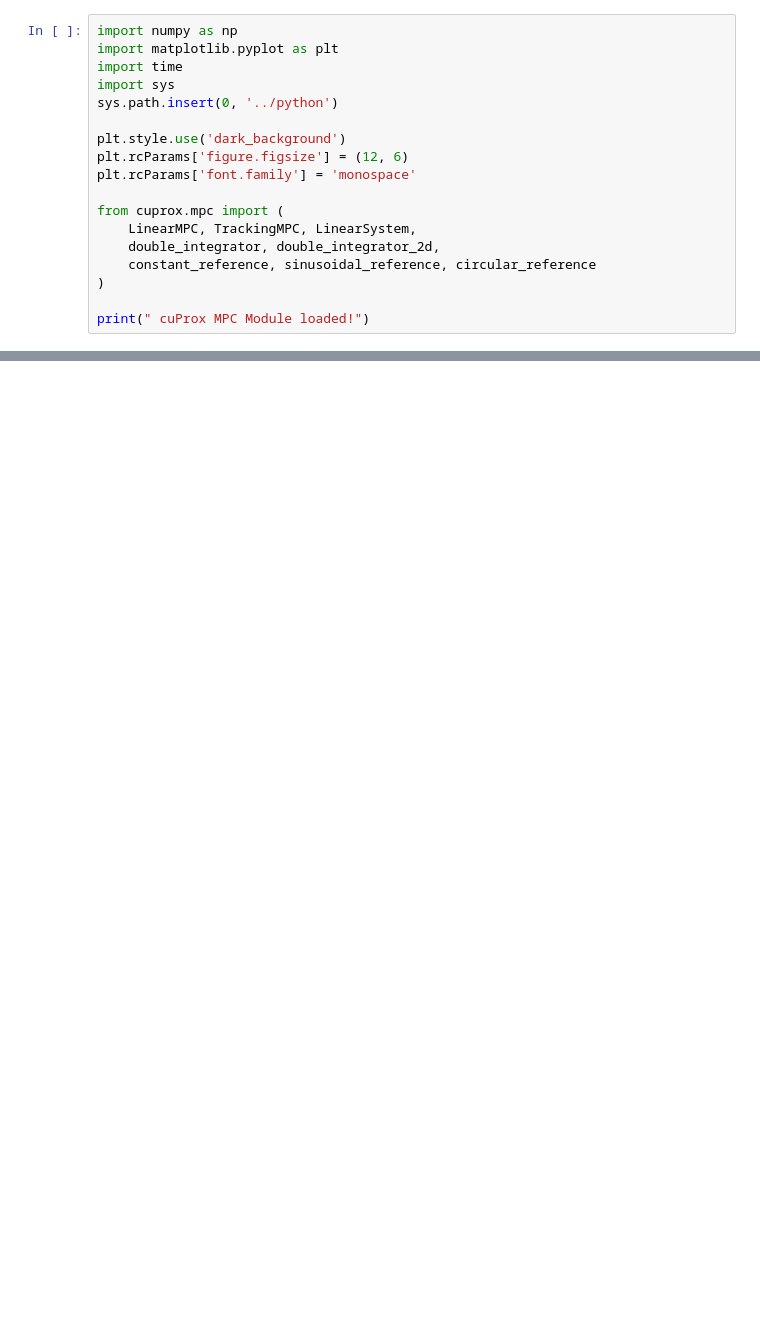
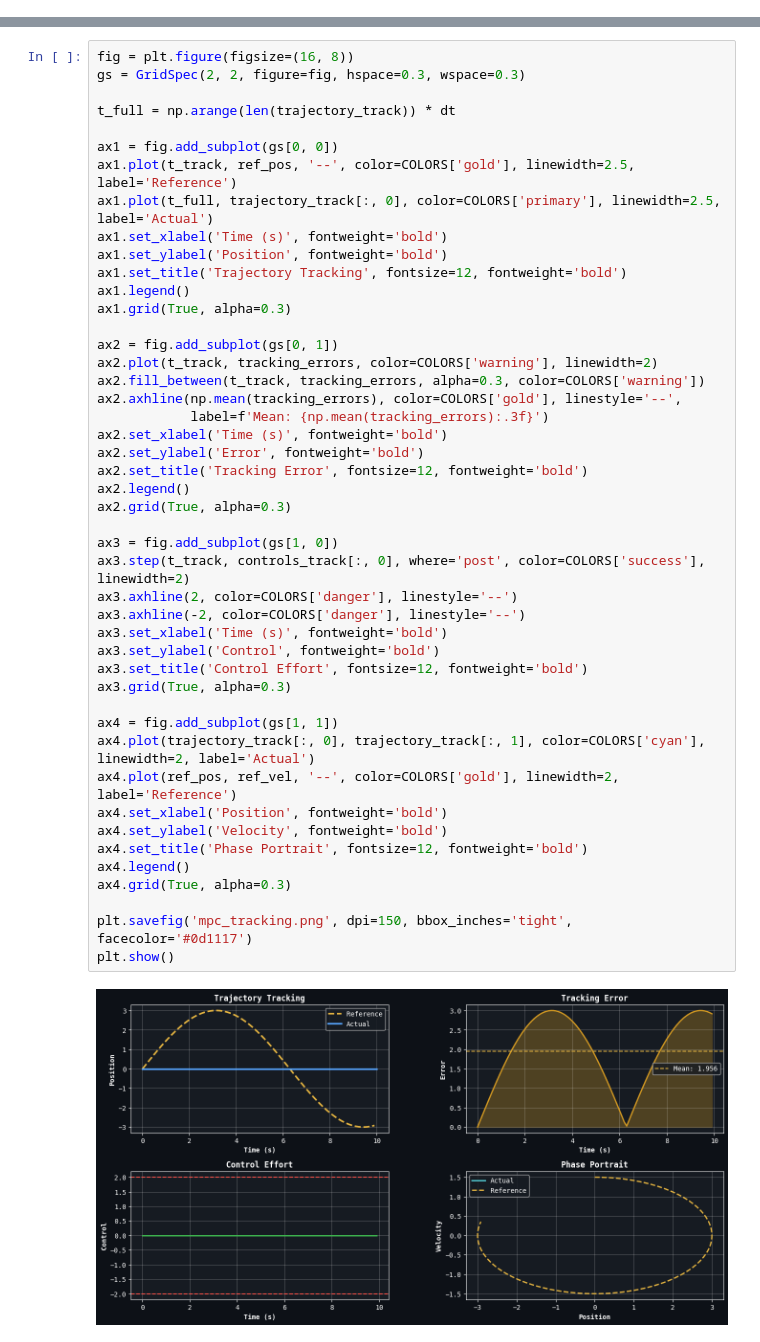
Before and after one commit to Aminsed/cuprox, a Jupyter notebook: examples/03_model_predictive_control.ipynb, the cells around one changed output, grey strips where cells are left out. Cells and saved outputs as stored; diff of their text form; blank space fills up the shorter version.

```diff
--- a/examples/03_model_predictive_control.ipynb
+++ b/examples/03_model_predictive_control.ipynb
@@ -11,18 +0,0 @@ We'll show:
-# %%
-import numpy as np
-import matplotlib.pyplot as plt
-import time
-import sys
-sys.path.insert(0, '../python')
-
-plt.style.use('dark_background')
-plt.rcParams['figure.figsize'] = (12, 6)
-plt.rcParams['font.family'] = 'monospace'
-
-from cuprox.mpc import (
-    LinearMPC, TrackingMPC, LinearSystem,
-    double_integrator, double_integrator_2d,
-    constant_reference, sinusoidal_reference, circular_reference
-)
-
-print(" cuProx MPC Module loaded!")
@@ -314,0 +308,48 @@ sim = mpc.simulate(x0, x_ref, n_steps=100)
+# %%
+fig = plt.figure(figsize=(16, 8))
+gs = GridSpec(2, 2, figure=fig, hspace=0.3, wspace=0.3)
+
+t_full = np.arange(len(trajectory_track)) * dt
+
+ax1 = fig.add_subplot(gs[0, 0])
+ax1.plot(t_track, ref_pos, '--', color=COLORS['gold'], linewidth=2.5, label='Reference')
+ax1.plot(t_full, trajectory_track[:, 0], color=COLORS['primary'], linewidth=2.5, label='Actual')
+ax1.set_xlabel('Time (s)', fontweight='bold')
+ax1.set_ylabel('Position', fontweight='bold')
+ax1.set_title('Trajectory Tracking', fontsize=12, fontweight='bold')
+ax1.legend()
+ax1.grid(True, alpha=0.3)
+
+ax2 = fig.add_subplot(gs[0, 1])
+ax2.plot(t_track, tracking_errors, color=COLORS['warning'], linewidth=2)
+ax2.fill_between(t_track, tracking_errors, alpha=0.3, color=COLORS['warning'])
+ax2.axhline(np.mean(tracking_errors), color=COLORS['gold'], linestyle='--',
+            label=f'Mean: {np.mean(tracking_errors):.3f}')
+ax2.set_xlabel('Time (s)', fontweight='bold')
+ax2.set_ylabel('Error', fontweight='bold')
+ax2.set_title('Tracking Error', fontsize=12, fontweight='bold')
+ax2.legend()
+ax2.grid(True, alpha=0.3)
+
+ax3 = fig.add_subplot(gs[1, 0])
+ax3.step(t_track, controls_track[:, 0], where='post', color=COLORS['success'], linewidth=2)
+ax3.axhline(2, color=COLORS['danger'], linestyle='--')
+ax3.axhline(-2, color=COLORS['danger'], linestyle='--')
+ax3.set_xlabel('Time (s)', fontweight='bold')
+ax3.set_ylabel('Control', fontweight='bold')
+ax3.set_title('Control Effort', fontsize=12, fontweight='bold')
+ax3.grid(True, alpha=0.3)
+
+ax4 = fig.add_subplot(gs[1, 1])
+ax4.plot(trajectory_track[:, 0], trajectory_track[:, 1], color=COLORS['cyan'], linewidth=2, label='Actual')
+ax4.plot(ref_pos, ref_vel, '--', color=COLORS['gold'], linewidth=2, label='Reference')
+ax4.set_xlabel('Position', fontweight='bold')
+ax4.set_ylabel('Velocity', fontweight='bold')
+ax4.set_title('Phase Portrait', fontsize=12, fontweight='bold')
+ax4.legend()
+ax4.grid(True, alpha=0.3)
+
+plt.savefig('mpc_tracking.png', dpi=150, bbox_inches='tight', facecolor='#0d1117')
+plt.show()
+# %% [output]
+[figure, added]
```
Also changed, not shown: parts of 28 cells of this notebook, 7 other files.
